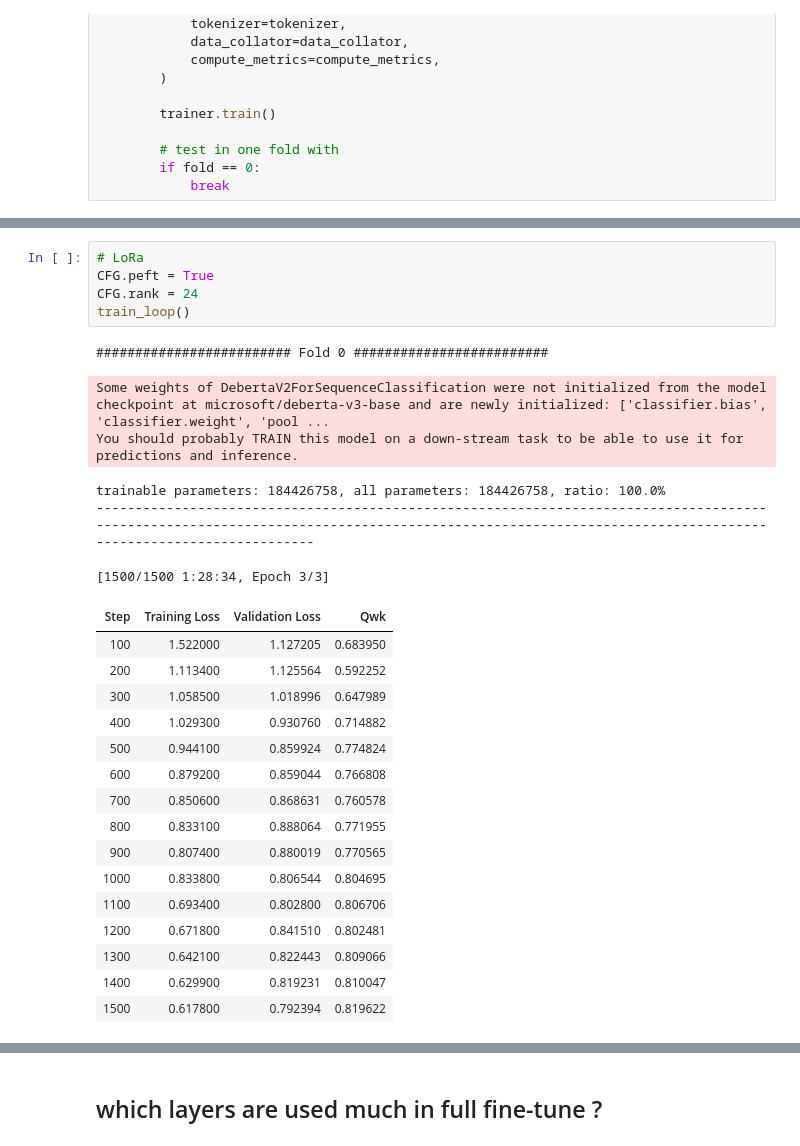
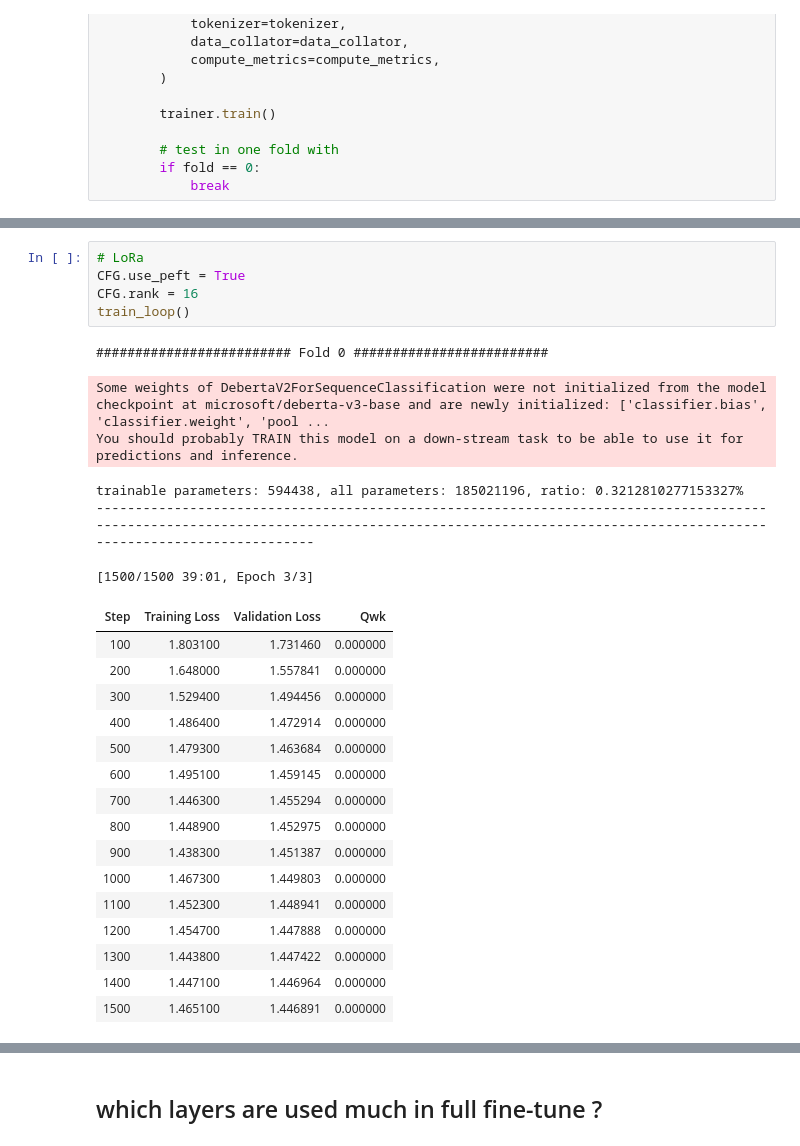
Before and after one commit to tarekyehya/automated-essay-scoring, a Jupyter notebook: notebooks/experiments-fine-tune.ipynb, the cells around one changed output, grey strips where cells are left out. Saved outputs shown, nothing was run; the diff lists cells and outputs as text.

```diff
--- a/notebooks/experiments-fine-tune.ipynb
+++ b/notebooks/experiments-fine-tune.ipynb
@@ -314,29 +311,29 @@ trainable parameters: 184426758, all parameters: 184426758, ratio: 100.0%
 # %%
 # LoRa
-CFG.peft = True
-CFG.rank = 24
+CFG.use_peft = True
+CFG.rank = 16
 train_loop()
 # %% [output]
 ######################### Fold 0 #########################
 Some weights of DebertaV2ForSequenceClassification were not initialized from the model checkpoint at microsoft/deberta-v3-base and are newly initialized: ['classifier.bias', 'classifier.weight', 'pool ...
 You should probably TRAIN this model on a down-stream task to be able to use it for predictions and inference.
-trainable parameters: 184426758, all parameters: 184426758, ratio: 100.0%
+trainable parameters: 594438, all parameters: 185021196, ratio: 0.3212810277153327%
 --------------------------------------------------------------------------------------------------------------------------------------------------------------------------------------------------------
-[1500/1500 1:28:34, Epoch 3/3]
+[1500/1500 39:01, Epoch 3/3]
 | Step | Training Loss | Validation Loss | Qwk |
-| 100 | 1.522000 | 1.127205 | 0.683950 |
-| 200 | 1.113400 | 1.125564 | 0.592252 |
-| 300 | 1.058500 | 1.018996 | 0.647989 |
-| 400 | 1.029300 | 0.930760 | 0.714882 |
-| 500 | 0.944100 | 0.859924 | 0.774824 |
-| 600 | 0.879200 | 0.859044 | 0.766808 |
-| 700 | 0.850600 | 0.868631 | 0.760578 |
-| 800 | 0.833100 | 0.888064 | 0.771955 |
-| 900 | 0.807400 | 0.880019 | 0.770565 |
-| 1000 | 0.833800 | 0.806544 | 0.804695 |
-| 1100 | 0.693400 | 0.802800 | 0.806706 |
-| 1200 | 0.671800 | 0.841510 | 0.802481 |
-| 1300 | 0.642100 | 0.822443 | 0.809066 |
-| 1400 | 0.629900 | 0.819231 | 0.810047 |
-| 1500 | 0.617800 | 0.792394 | 0.819622 |
+| 100 | 1.803100 | 1.731460 | 0.000000 |
+| 200 | 1.648000 | 1.557841 | 0.000000 |
+| 300 | 1.529400 | 1.494456 | 0.000000 |
+| 400 | 1.486400 | 1.472914 | 0.000000 |
+| 500 | 1.479300 | 1.463684 | 0.000000 |
+| 600 | 1.495100 | 1.459145 | 0.000000 |
+| 700 | 1.446300 | 1.455294 | 0.000000 |
+| 800 | 1.448900 | 1.452975 | 0.000000 |
+| 900 | 1.438300 | 1.451387 | 0.000000 |
+| 1000 | 1.467300 | 1.449803 | 0.000000 |
+| 1100 | 1.452300 | 1.448941 | 0.000000 |
+| 1200 | 1.454700 | 1.447888 | 0.000000 |
+| 1300 | 1.443800 | 1.447422 | 0.000000 |
+| 1400 | 1.447100 | 1.446964 | 0.000000 |
+| 1500 | 1.465100 | 1.446891 | 0.000000 |
 # %%
```
Also changed, not shown: parts of 5 cells of this notebook.
